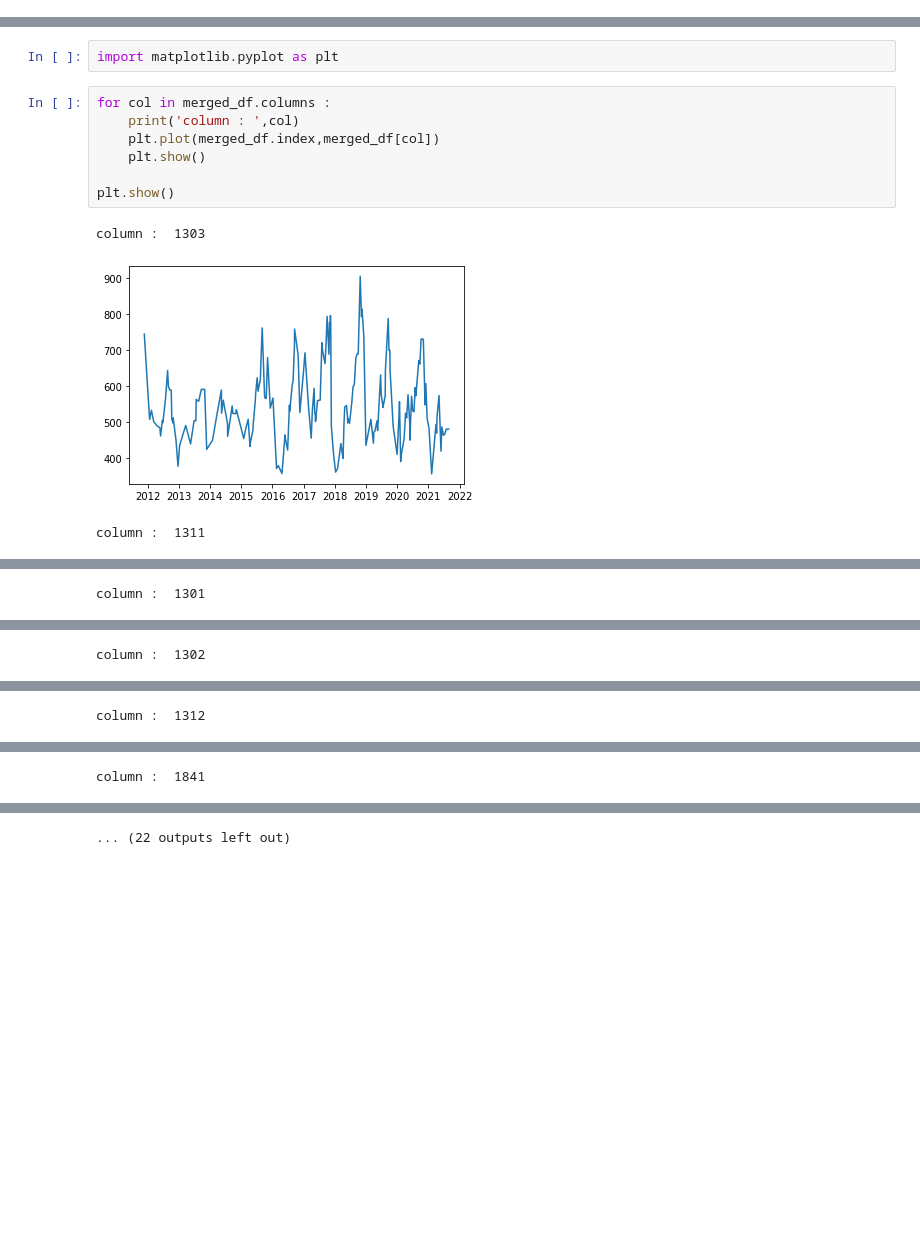
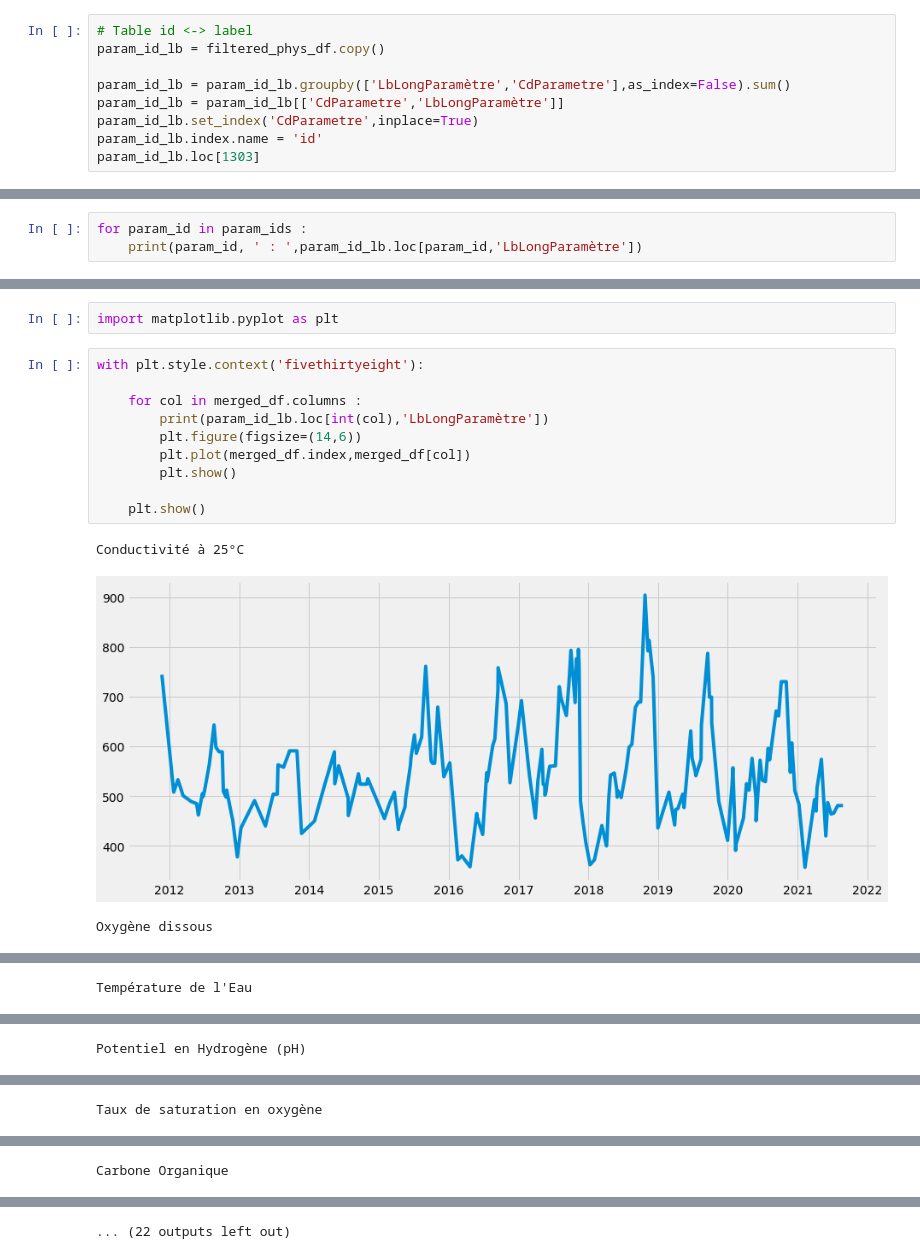
Before and after one commit to c-villalobos/water_pollution, a Jupyter notebook: notebooks/sebvey_jp/data_exp_phys_caluire.ipynb, the cells around one changed output, grey strips where cells are left out. Cells and saved outputs as stored; diff of their text form; blank space fills up the shorter version.

```diff
--- a/notebooks/sebvey_jp/data_exp_phys_caluire.ipynb
+++ b/notebooks/sebvey_jp/data_exp_phys_caluire.ipynb
@@ -164,3 +164,12 @@ selected_param_ids
 Int64Index([1303, 1311, 1301, 1302, 1312, 1841, 1295, 1335, 1314, 1433, 1313,
             1350, 1319, 1340, 1339, 1305, 1342],
            dtype='int64', name='CdParametre')
+# %%
+# Table id <-> label
+param_id_lb = filtered_phys_df.copy()
+
+param_id_lb = param_id_lb.groupby(['LbLongParamètre','CdParametre'],as_index=False).sum()
+param_id_lb = param_id_lb[['CdParametre','LbLongParamètre']]
+param_id_lb.set_index('CdParametre',inplace=True)
+param_id_lb.index.name = 'id'
+param_id_lb.loc[1303]
@@ -190,3 +202,6 @@ param_ids = [
     1305,
     1342
 ]
+# %%
+for param_id in param_ids :
+    print(param_id, ' : ',param_id_lb.loc[param_id,'LbLongParamètre'])
@@ -269,13 +304,16 @@ merged_df
 # %%
 import matplotlib.pyplot as plt
 # %%
-for col in merged_df.columns :
-    print('column : ',col)
-    plt.plot(merged_df.index,merged_df[col])
+with plt.style.context('fivethirtyeight'):
+
+    for col in merged_df.columns :
+        print(param_id_lb.loc[int(col),'LbLongParamètre'])
+        plt.figure(figsize=(14,6))
+        plt.plot(merged_df.index,merged_df[col])
+        plt.show()
+
     plt.show()
-
-plt.show()
 # %% [output]
-column :  1303
+Conductivité à 25°C
-[figure, old version]
+[figure, new version]
-column :  1311
+Oxygène dissous
@@ -283 +321 @@ column :  1311
-column :  1301
+Température de l'Eau
@@ -285 +323 @@ column :  1301
-column :  1302
+Potentiel en Hydrogène (pH)
@@ -287 +325 @@ column :  1302
-column :  1312
+Taux de saturation en oxygène
@@ -289 +327 @@ column :  1312
-column :  1841
+Carbone Organique
```
Also changed, not shown: parts of 4 cells of this notebook, 2 other files.
